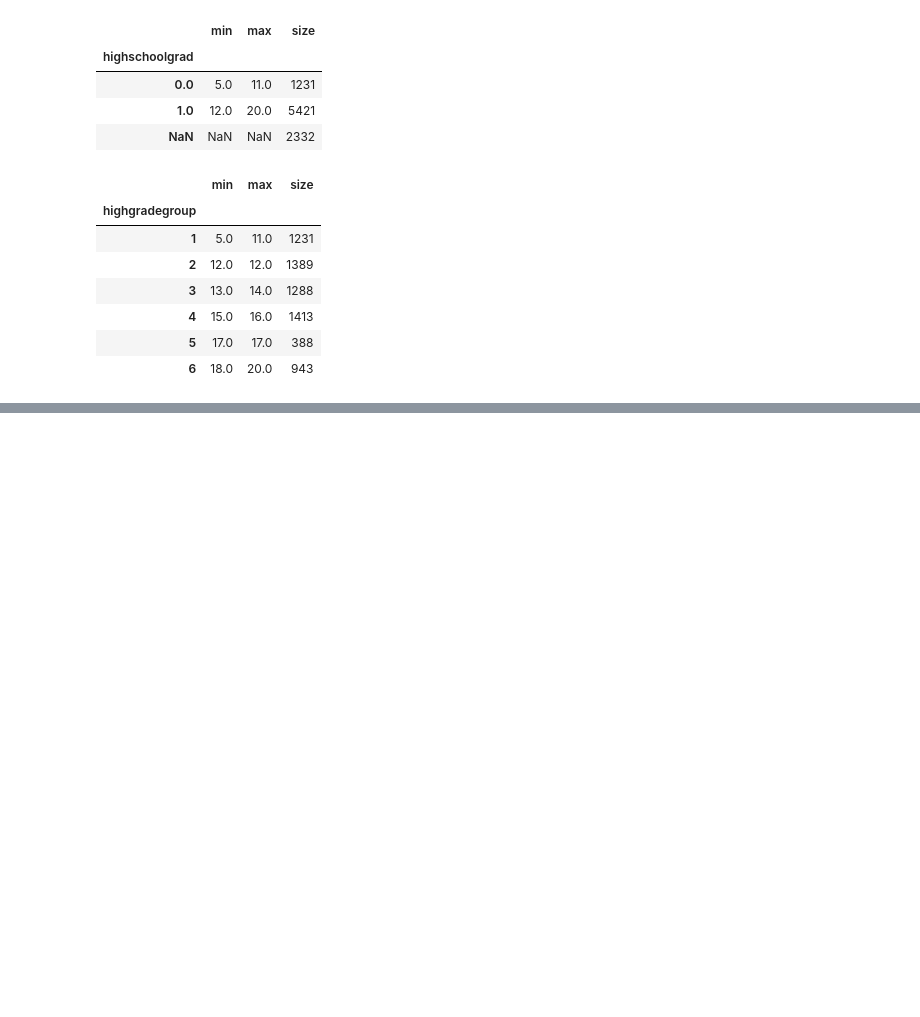
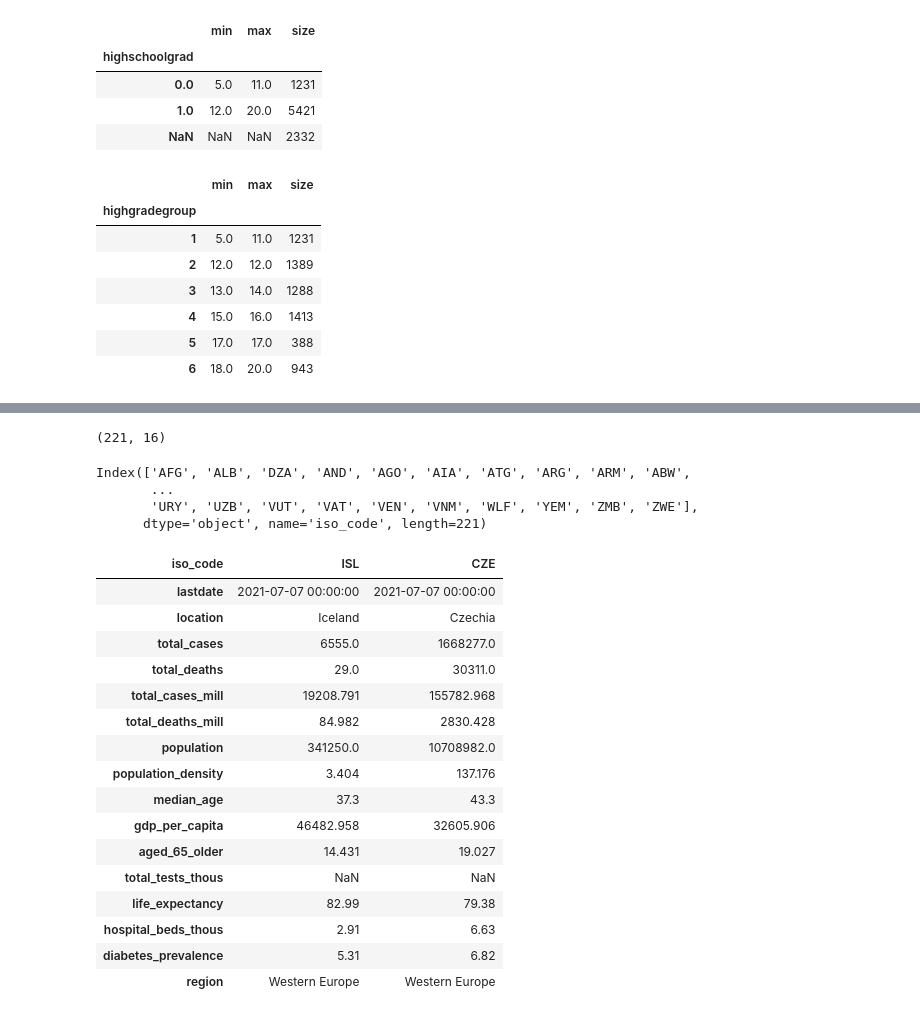
Before and after one commit to alextanhongpin/data-cleaning-and-exploration-with-machine-learning, a Jupyter notebook: 01-basic.ipynb, the cells around one changed output, grey strips where cells are left out. Drawn from its saved outputs; the diff is of its cells as text; code cells hidden in the pictures; blank space fills up the shorter version.

```diff
--- a/01-basic.ipynb
+++ b/01-basic.ipynb
@@ -335,0 +341,37 @@ nls97abb["highgradegroup"] = nls97abb["highgradegroup"].astype("category")
+# %%
+import numpy as np
+import pandas as pd
+import scipy.stats as scistat
+
+covid_totals = pd.read_csv("./data/covidtotals.csv", parse_dates=["lastdate"])
+covid_totals.set_index("iso_code", inplace=True)
+covid_totals.shape
+# %% [output]
+(221, 16)
+# %%
+covid_totals.index.unique()
+# %% [output]
+Index(['AFG', 'ALB', 'DZA', 'AND', 'AGO', 'AIA', 'ATG', 'ARG', 'ARM', 'ABW',
+       ...
+       'URY', 'UZB', 'VUT', 'VAT', 'VEN', 'VNM', 'WLF', 'YEM', 'ZMB', 'ZWE'],
+      dtype='object', name='iso_code', length=221)
+# %%
+covid_totals.sample(2, random_state=6).T
+# %% [output]
+| iso_code | ISL | CZE |
+| lastdate | 2021-07-07 00:00:00 | 2021-07-07 00:00:00 |
+| location | Iceland | Czechia |
+| total_cases | 6555.0 | 1668277.0 |
+| total_deaths | 29.0 | 30311.0 |
+| total_cases_mill | 19208.791 | 155782.968 |
+| total_deaths_mill | 84.982 | 2830.428 |
+| population | 341250.0 | 10708982.0 |
+| population_density | 3.404 | 137.176 |
+| median_age | 37.3 | 43.3 |
+| gdp_per_capita | 46482.958 | 32605.906 |
+| aged_65_older | 14.431 | 19.027 |
+| total_tests_thous | NaN | NaN |
+| life_expectancy | 82.99 | 79.38 |
+| hospital_beds_thous | 2.91 | 6.63 |
+| diabetes_prevalence | 5.31 | 6.82 |
+| region | Western Europe | Western Europe |
```
Also changed, not shown: parts of 9 cells of this notebook.
